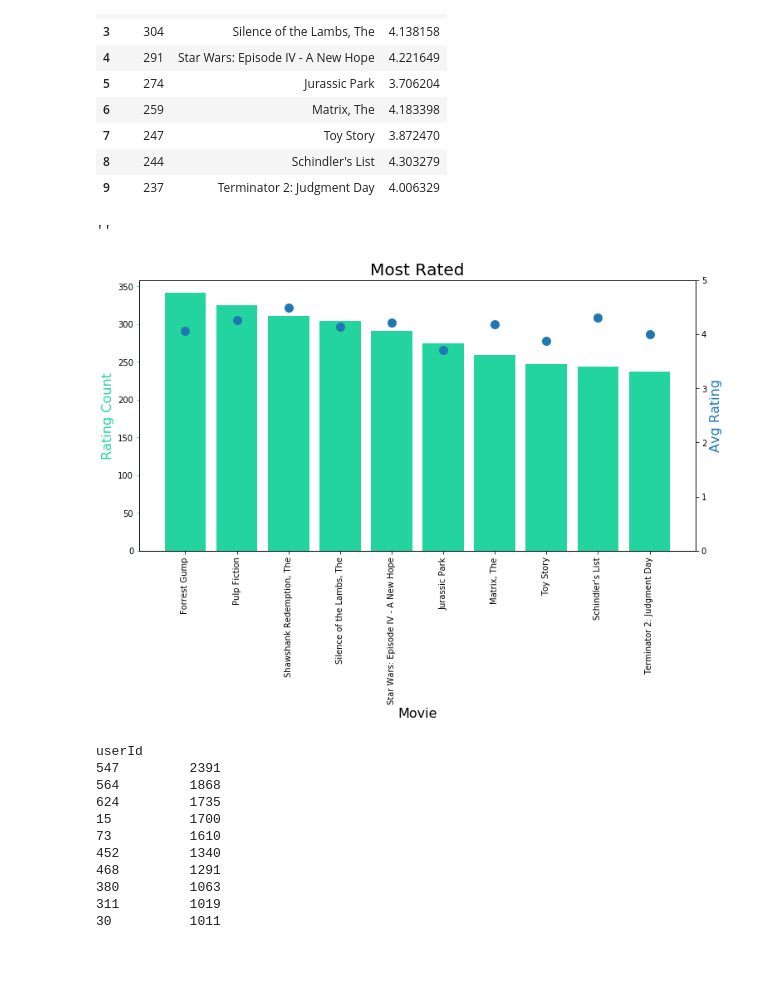
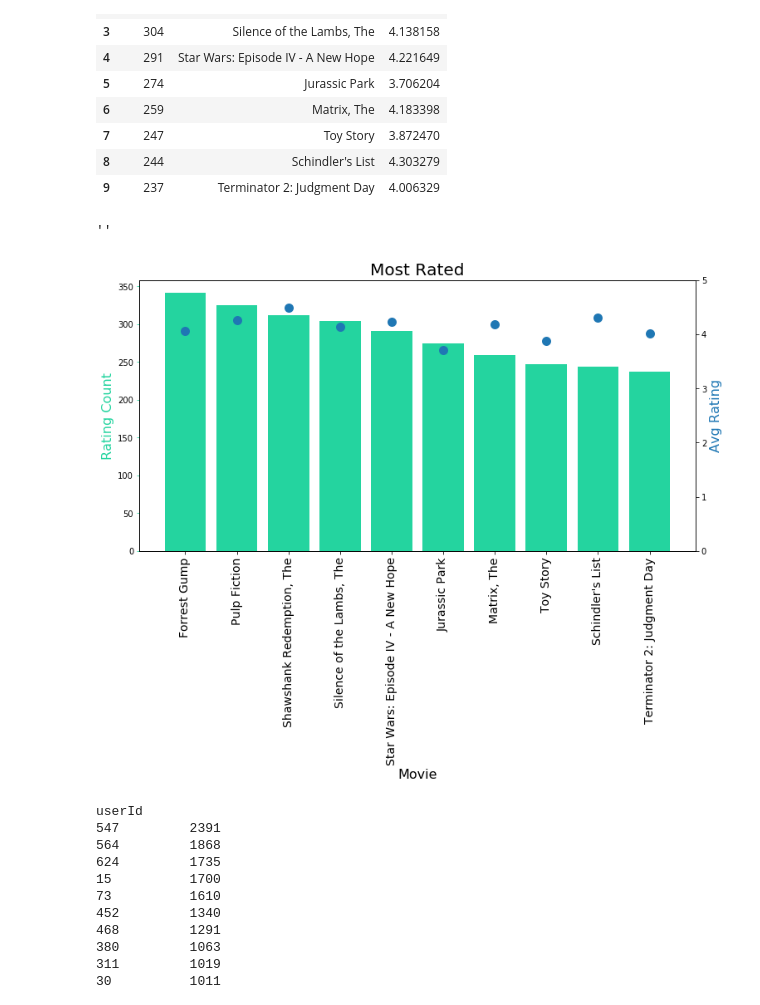
Before and after one commit to Laszarus/dsi-recommender-case-study, a Jupyter notebook: vanessa/vanessa.ipynb, the cells around one changed output. Drawn from its saved outputs; the diff is of its cells as text; code cells hidden in the pictures; blank space fills up the shorter version.

```diff
--- a/vanessa/vanessa.ipynb
+++ b/vanessa/vanessa.ipynb
@@ -453,23 +453,23 @@ top_rated_ratings[:10]
 # %%
 fig, ax1 = plt.subplots(figsize=(12,6))
 color = '#24d49f'
 ax1.bar(most_ratings[:10]['title'], most_ratings[:10]['ratings'], color = '#24d49f')
 ax1.set_ylabel('Rating Count',fontsize=16,color=color)
 ax1.set_xlabel('Movie',fontsize=16)
-ax1.tick_params(axis='x', rotation=90)
+ax1.tick_params(axis='x', rotation=90,labelsize=14)
 ax1.tick_params(axis='y',color = color)
 
 color = 'tab:blue'
 ax2 = ax1.twinx()
 ax2.set_ylabel('Avg Rating',fontsize=16,color=color)
 ax2.scatter(top_rated_ratings['title'][:10],top_rated_ratings['rating'][:10],linewidths=5, color = color)
 ax2.set_yticks([0,1,2,3,4,5])
 
 plt.title('Most Rated',fontsize=20)
 ;
 # %% [output]
 ''
-[figure, old version]
+[figure, new version]
 # %%
 fig, ax1 = plt.subplots()
 
```
Also changed, not shown: 1 other file.
